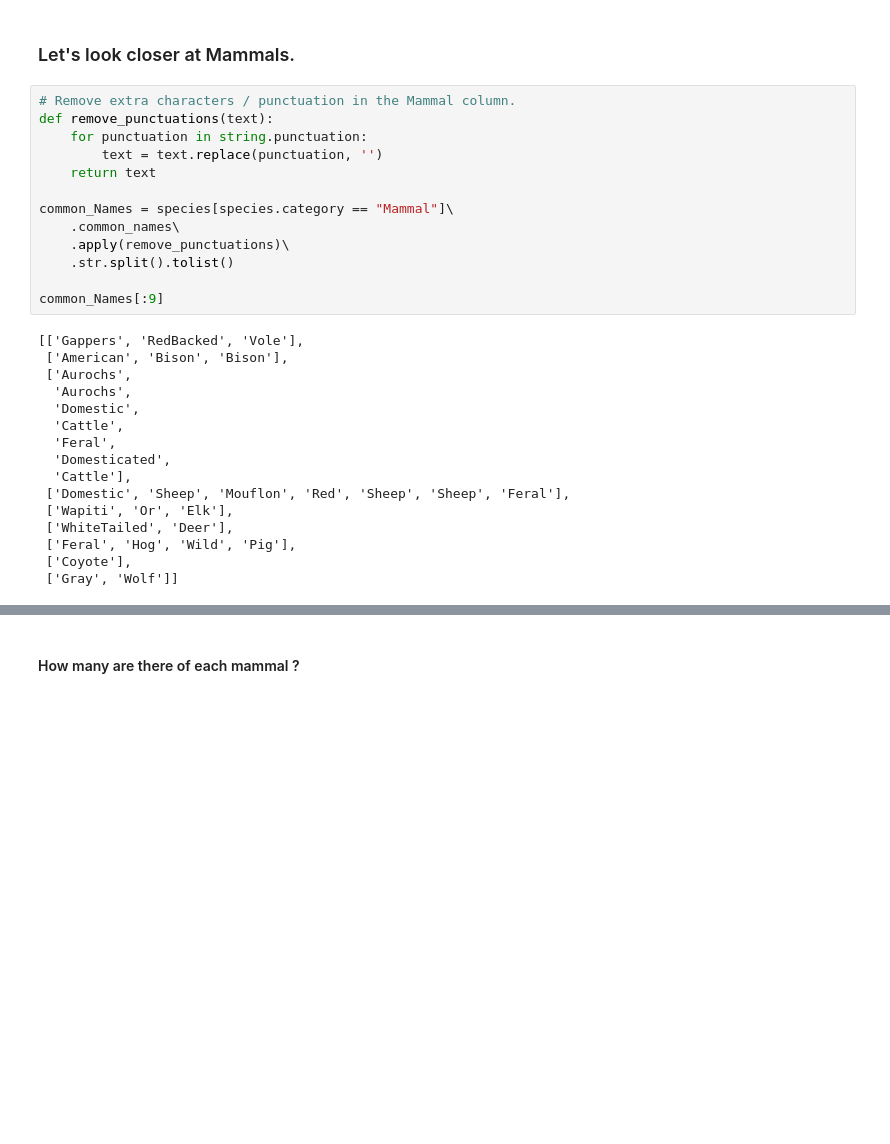
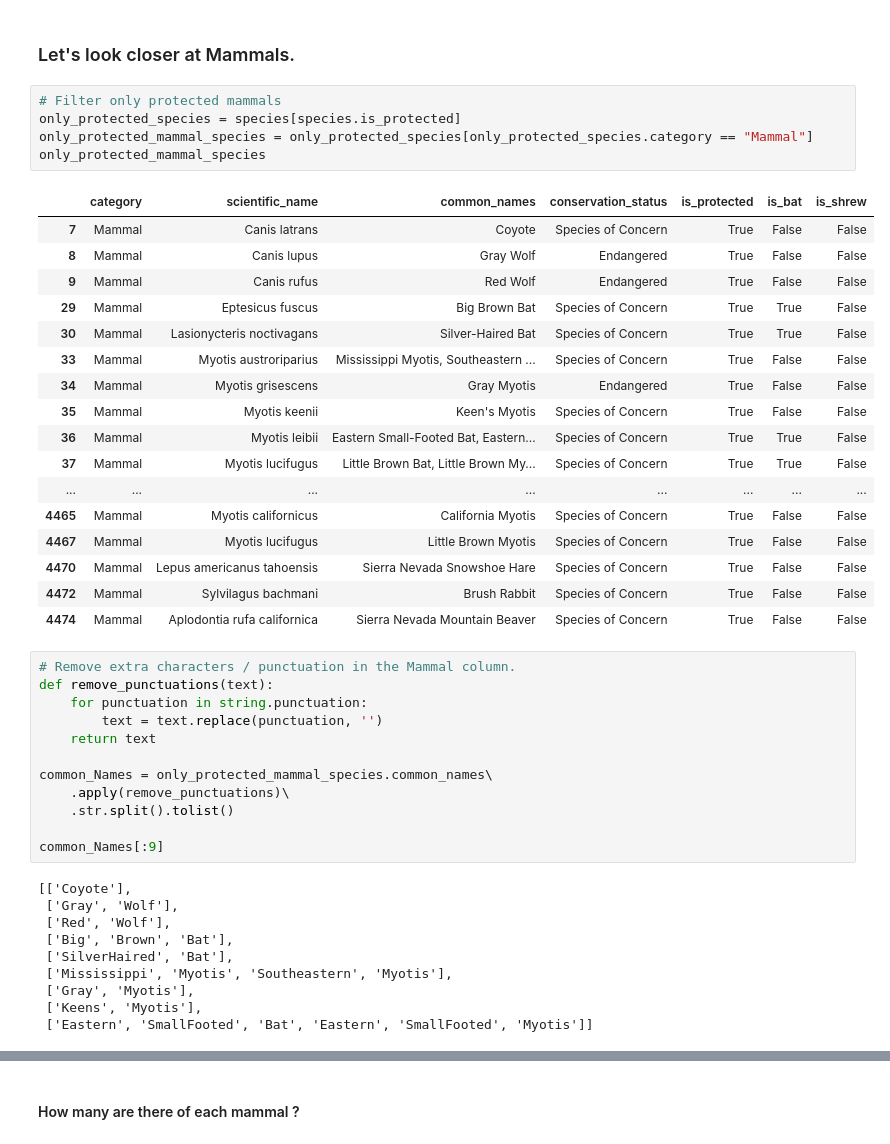
Before and after one commit to harrybotboy/biodiversity, a Jupyter notebook: biodiversity.ipynb, the cells around one changed output, grey strips where cells are left out. Saved outputs shown, nothing was run; the diff lists cells and outputs as text; blank space fills up the shorter version.

```diff
--- a/biodiversity.ipynb
+++ b/biodiversity.ipynb
@@ -409,6 +409,29 @@ Chi2ContingencyResult(statistic=4.289183096203645, pvalue=0.03835559022969898, d
 #### There is sufficient evidence to conclude that higher rate of needed protection for mammals, as compared to reptiles.
 # %% [markdown]
 ### Let's look closer at Mammals.
+# %%
+# Filter only protected mammals
+only_protected_species = species[species.is_protected]
+only_protected_mammal_species = only_protected_species[only_protected_species.category == "Mammal"]
+only_protected_mammal_species
+# %% [output]
+|  | category | scientific_name | common_names | conservation_status | is_protected | is_bat | is_shrew |
+| 7 | Mammal | Canis latrans | Coyote | Species of Concern | True | False | False |
+| 8 | Mammal | Canis lupus | Gray Wolf | Endangered | True | False | False |
+| 9 | Mammal | Canis rufus | Red Wolf | Endangered | True | False | False |
+| 29 | Mammal | Eptesicus fuscus | Big Brown Bat | Species of Concern | True | True | False |
+| 30 | Mammal | Lasionycteris noctivagans | Silver-Haired Bat | Species of Concern | True | True | False |
+| 33 | Mammal | Myotis austroriparius | Mississippi Myotis, Southeastern ... | Species of Concern | True | False | False |
+| 34 | Mammal | Myotis grisescens | Gray Myotis | Endangered | True | False | False |
+| 35 | Mammal | Myotis keenii | Keen's Myotis | Species of Concern | True | False | False |
+| 36 | Mammal | Myotis leibii | Eastern Small-Footed Bat, Eastern... | Species of Concern | True | True | False |
+| 37 | Mammal | Myotis lucifugus | Little Brown Bat, Little Brown My... | Species of Concern | True | True | False |
+| ... | ... | ... | ... | ... | ... | ... | ... |
+| 4465 | Mammal | Myotis californicus | California Myotis | Species of Concern | True | False | False |
+| 4467 | Mammal | Myotis lucifugus | Little Brown Myotis | Species of Concern | True | False | False |
+| 4470 | Mammal | Lepus americanus tahoensis | Sierra Nevada Snowshoe Hare | Species of Concern | True | False | False |
+| 4472 | Mammal | Sylvilagus bachmani | Brush Rabbit | Species of Concern | True | False | False |
+| 4474 | Mammal | Aplodontia rufa californica | Sierra Nevada Mountain Beaver | Species of Concern | True | False | False |
 # %%
 # Remove extra characters / punctuation in the Mammal column.
 def remove_punctuations(text):
@@ -416,28 +439,21 @@ def remove_punctuations(text):
         text = text.replace(punctuation, '')
     return text
 
-common_Names = species[species.category == "Mammal"]\
-    .common_names\
+common_Names = only_protected_mammal_species.common_names\
     .apply(remove_punctuations)\
     .str.split().tolist()
 
 common_Names[:9]
 # %% [output]
-[['Gappers', 'RedBacked', 'Vole'],
- ['American', 'Bison', 'Bison'],
- ['Aurochs',
-  'Aurochs',
-  'Domestic',
-  'Cattle',
-  'Feral',
-  'Domesticated',
-  'Cattle'],
- ['Domestic', 'Sheep', 'Mouflon', 'Red', 'Sheep', 'Sheep', 'Feral'],
- ['Wapiti', 'Or', 'Elk'],
- ['WhiteTailed', 'Deer'],
- ['Feral', 'Hog', 'Wild', 'Pig'],
- ['Coyote'],
- ['Gray', 'Wolf']]
+[['Coyote'],
+ ['Gray', 'Wolf'],
+ ['Red', 'Wolf'],
+ ['Big', 'Brown', 'Bat'],
+ ['SilverHaired', 'Bat'],
+ ['Mississippi', 'Myotis', 'Southeastern', 'Myotis'],
+ ['Gray', 'Myotis'],
+ ['Keens', 'Myotis'],
+ ['Eastern', 'SmallFooted', 'Bat', 'Eastern', 'SmallFooted', 'Myotis']]
 # %%
 #clean the species of duplicate words.
 cleanRows = []
```
Also changed, not shown: parts of 15 cells of this notebook, 2 other files.
